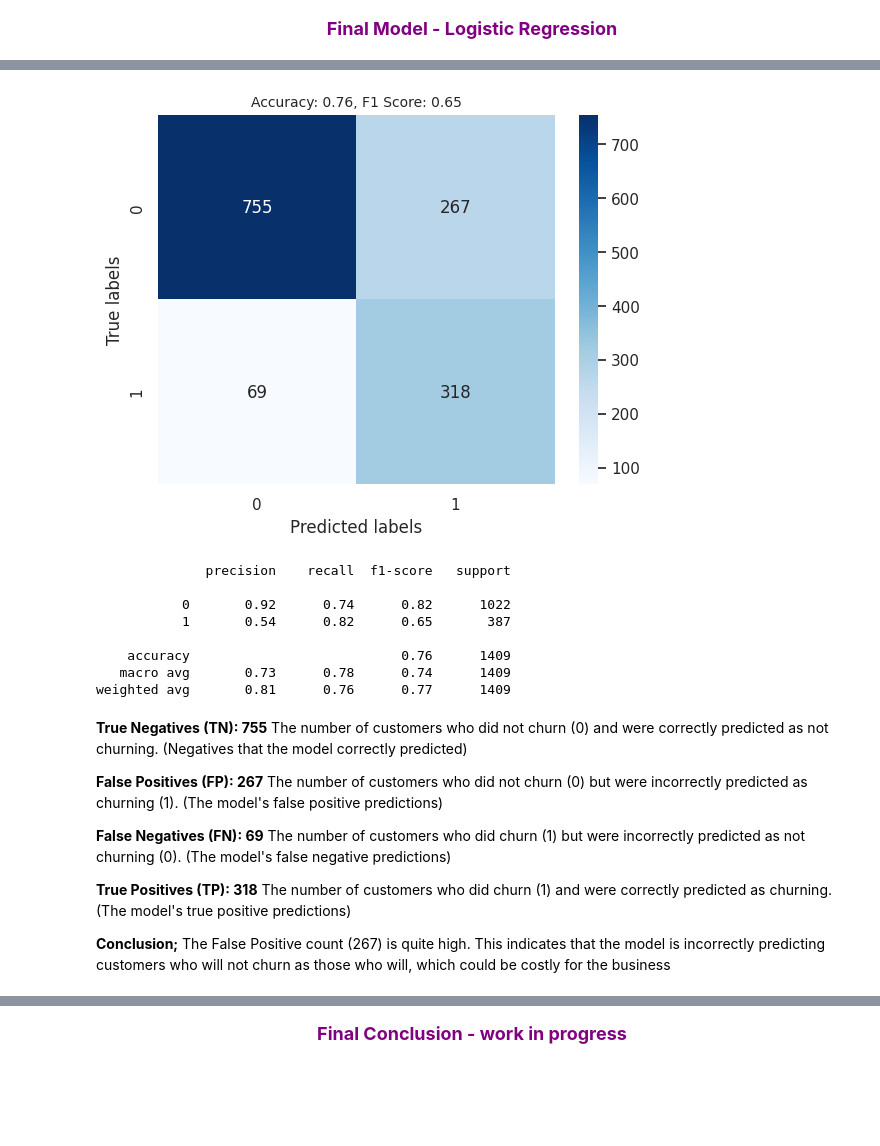
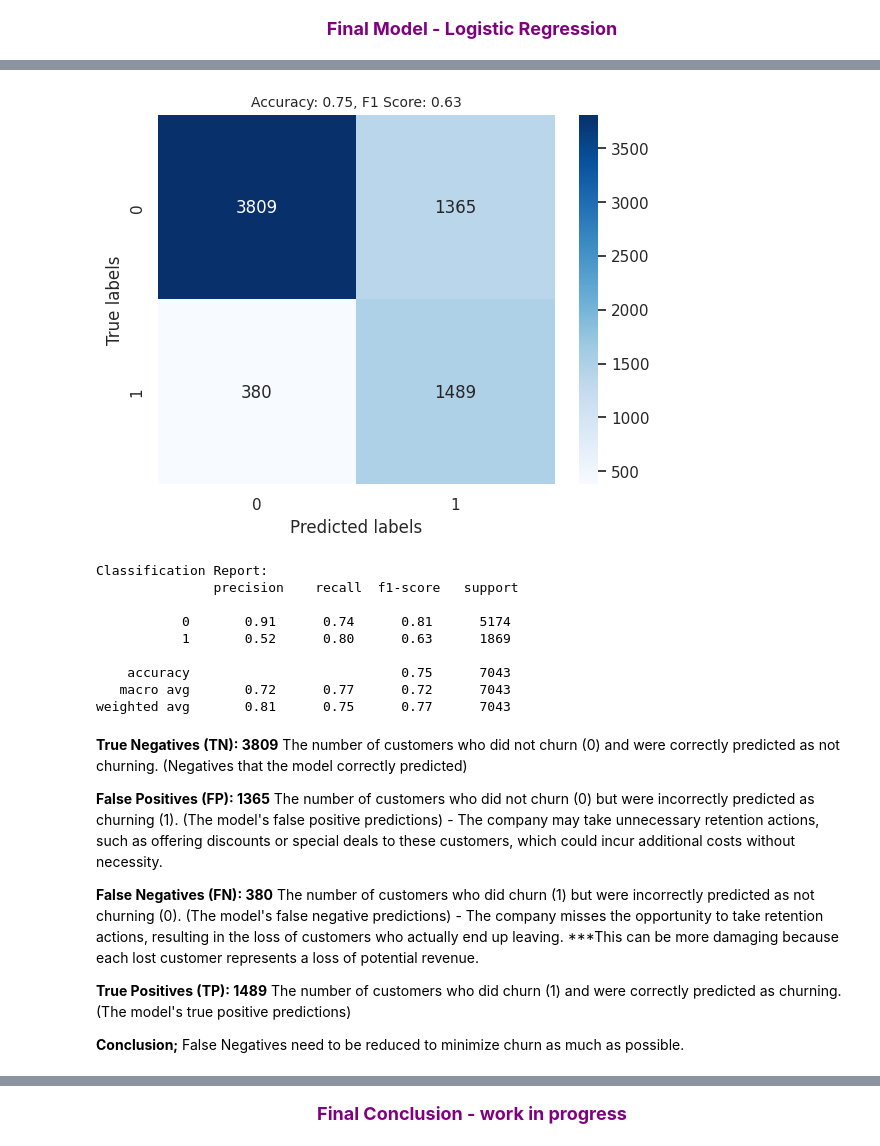
Before and after one commit to dilekdd/Telco_Churn_Project, a Jupyter notebook: telco-churn-project.ipynb, the cells around one changed output, grey strips where cells are left out. Saved outputs shown, nothing was run; the diff lists cells and outputs as text; code cells hidden in the pictures; blank space fills up the shorter version.

Commit message:
Kaggle Notebook | Telco_Churn_Project | Version 14

```diff
--- a/telco-churn-project.ipynb
+++ b/telco-churn-project.ipynb
@@ -1028,7 +1036,3 @@ df.head()
-# %%
-#converting bool type variables to integer
-bool_cols = df.select_dtypes(include='bool').columns
-df[bool_cols] = df[bool_cols].astype('int')
 # %%
 #running the function grab_col_names
 cat_cols, num_cols, cat_but_car = grab_col_names(df)
@@ -1052,9 +1056,6 @@ df.head()
 | 2 | 3668-QPYBK | 1 | 0 | 0 | 0 | -0.587 | 1 | 1 | ... |
 | 3 | 7795-CFOCW | 1 | 0 | 0 | 0 | 0.348 | 0 | 0 | ... |
 | 4 | 9237-HQITU | 0 | 0 | 0 | 0 | -0.587 | 1 | 1 | ... |
-# %%
-#converting the variable type to int64
-df["Senior_Price_Sensitivity"] = df["Senior_Price_Sensitivity"].astype("int64")
 # %% [markdown]
 <div style="text-align: center; font-size: 18px; font-weight: bold; color: purple;">
      Modelling
@@ -1334,27 +1325,3 @@ However, its precision (0.544) is slightly lower, indicating that a larger porti
 <div style="text-align: center; font-size: 18px; font-weight: bold; color: purple;">
      Final Model - Logistic Regression
 </div>
-# %%
-# establshing Logistic Regression with best parameters
-best_model = LogisticRegression(C=0.01, class_weight='balanced', solver='liblinear', random_state=24689)
-
-# fitting the model on the training data
-best_model.fit(X_train, y_train)
-
-# make predictions on the test data
-y_pred = best_model.predict(X_test)
-y_prob = best_model.predict_proba(X_test)[:, 1]  # Probability for the positive class
-
-# Evaluating the model
-accuracy = accuracy_score(y_test, y_pred)
-precision = precision_score(y_test, y_pred)
-recall = recall_score(y_test, y_pred)
-f1 = f1_score(y_test, y_pred)
-auc = roc_auc_score(y_test, y_prob)
-
-#print the results
-print(f"Accuracy: {accuracy:.3f}")
-print(f"Precision: {precision:.3f}")
-print(f"Recall: {recall:.3f}")
-print(f"F1 Score: {f1:.3f}")
-print(f"AUC: {auc:.3f}")
@@ -1367,47 +1414,54 @@ AUC: 0.860
 # %%
+from sklearn.model_selection import cross_val_predict
 from sklearn.metrics import accuracy_score, confusion_matrix, f1_score, classification_report
 import seaborn as sns
 import matplotlib.pyplot as plt
 
+# Function to plot the confusion matrix
 def plot_confusion_matrix(y_true, y_pred):
     acc = round(accuracy_score(y_true, y_pred), 2)
     f1 = round(f1_score(y_true, y_pred), 2)
     cm = confusion_matrix(y_true, y_pred)
     sns.heatmap(cm, annot=True, fmt=".0f", cmap="Blues")
     plt.xlabel('Predicted labels')
     plt.ylabel('True labels')
     plt.title('Accuracy: {0}, F1 Score: {1}'.format(acc, f1), size=10)
     plt.show()
 
-# Ensure that y_test and y_pred have the same length
-plot_confusion_matrix(y_test, y_pred)
 
-# Print classification report for y_test
-print(classification_report(y_test, y_pred))
+# Generate cross-validated predictions for the entire dataset
+y_pred_cv = cross_val_predict(rf_final, X, y, cv=10, method='predict')
+
+# Plot the confusion matrix with cross-validated predictions
+plot_confusion_matrix(y, y_pred_cv)
+
+# Print the classification report
+print("Classification Report:\n", classification_report(y, y_pred_cv))
 # %% [output]
-[figure, old version]
+[figure, new version]
-              precision    recall  f1-score   support
+Classification Report:
+               precision    recall  f1-score   support
 
-           0       0.92      0.74      0.82      1022
-           1       0.54      0.82      0.65       387
+           0       0.91      0.74      0.81      5174
+           1       0.52      0.80      0.63      1869
 
-    accuracy                           0.76      1409
-   macro avg       0.73      0.78      0.74      1409
-weighted avg       0.81      0.76      0.77      1409
+    accuracy                           0.75      7043
+   macro avg       0.72      0.77      0.72      7043
+weighted avg       0.81      0.75      0.77      7043
 # %% [markdown]
-**True Negatives (TN): 755**
+**True Negatives (TN): 3809**
 The number of customers who did not churn (0) and were correctly predicted as not churning. (Negatives that the model correctly predicted)
 
-**False Positives (FP): 267**
-The number of customers who did not churn (0) but were incorrectly predicted as churning (1). (The model's false positive predictions)
+**False Positives (FP): 1365**
+The number of customers who did not churn (0) but were incorrectly predicted as churning (1). (The model's false positive predictions) - The company may take unnecessary retention actions, such as offering discounts or special deals to these customers, which could incur additional costs without necessity.
 
-**False Negatives (FN): 69**
-The number of customers who did churn (1) but were incorrectly predicted as not churning (0). (The model's false negative predictions)
+**False Negatives (FN): 380**
+The number of customers who did churn (1) but were incorrectly predicted as not churning (0). (The model's false negative predictions) - The company misses the opportunity to take retention actions, resulting in the loss of customers who actually end up leaving. ***This can be more damaging because each lost customer represents a loss of potential revenue.
 
-**True Positives (TP): 318**
+**True Positives (TP): 1489**
 The number of customers who did churn (1) and were correctly predicted as churning. (The model's true positive predictions)
 
 
 **Conclusion;**
-The False Positive count (267) is quite high. This indicates that the model is incorrectly predicting customers who will not churn as those who will, which could be costly for the business
+False Negatives need to be reduced to minimize churn as much as possible.
 # %%
```
Also changed, not shown: parts of 104 cells of this notebook.
